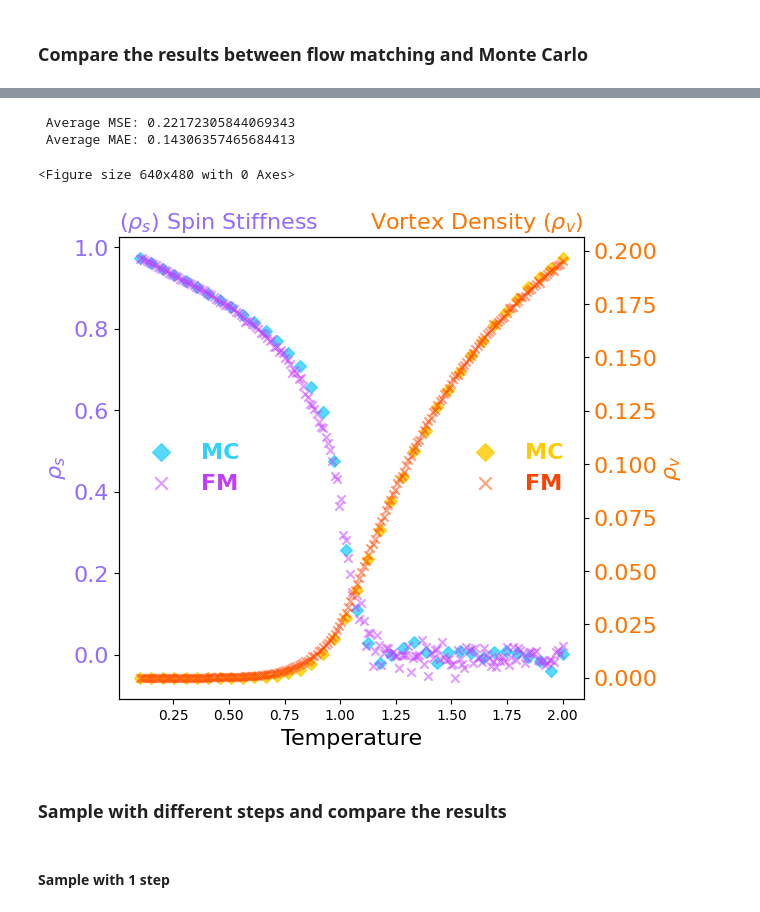
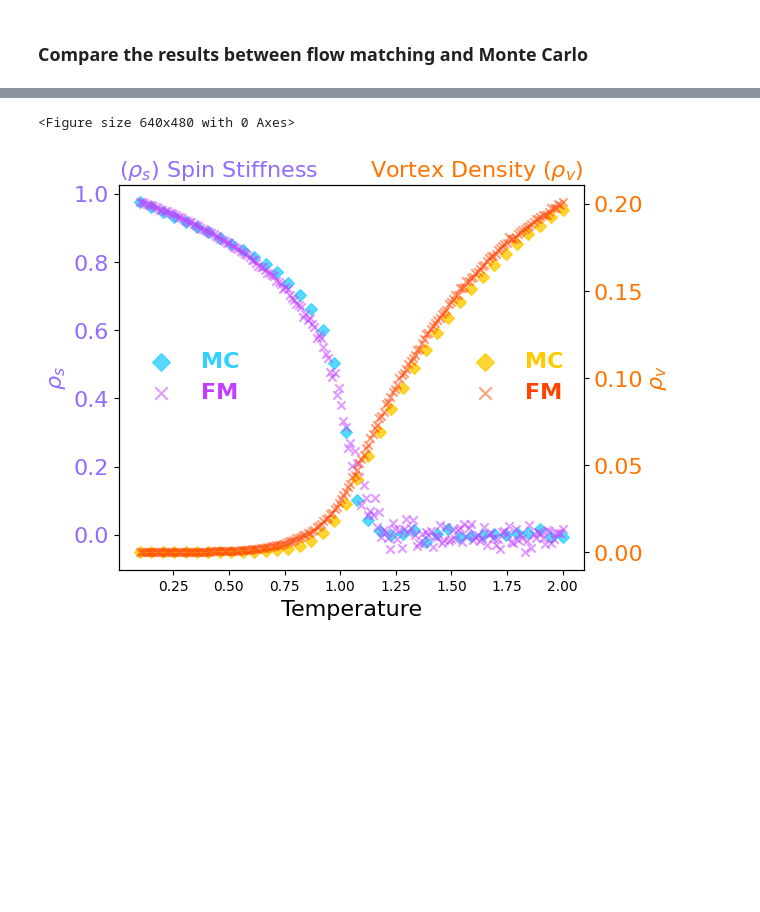
Before and after one commit to ToelUl/Flow-to-Field, a Jupyter notebook: increase_sample_density_lab.ipynb, the cells around one changed output, grey strips where cells are left out. Drawn from its saved outputs; the diff is of its cells as text; code cells hidden in the pictures; blank space fills up the shorter version.

```diff
--- a/increase_sample_density_lab.ipynb
+++ b/increase_sample_density_lab.ipynb
@@ -301,7 +348,8 @@ optimizer = torch.optim.AdamW(model.parameters(), lr=base_lr, weight_decay=0.1)
 scheduler = OneCycleLR(
     optimizer=optimizer,
     max_lr=base_lr,
-    total_steps=total_epochs,
+    total_steps=total_epochs+1,
+    pct_start=1/3
 )
 
 fmex = pfm.CFMExecutor(
@@ -325,11 +373,12 @@ fmex = pfm.CFMExecutor(
 fmex.train(
     train_loaders=(
         xy_dataloader,
-        xy_dataloader_focus_1
     ),
     num_epochs=total_epochs,
     save_every_epochs=10,
     gradient_accumulation_steps=gradient_accumulation_steps,
+    mu_logit=0.0,
     sigma_logit = 1.0,
+    data_argumentation_fn=random_global_rotate
 )
 # %% [output]
@@ -358,7 +407,7 @@ fmex.train(
 load_pretrained = False
 
 if load_pretrained:
-    fmex.load_checkpoint('./pretrained_models/trained_on_xy_L16_with_temp_precision_0_05.pth')
+    fmex.load_checkpoint('./pretrained_models/trained_on_xy_L32_with_temp_precision_0_05.pth')
 else:
     fmex.load_checkpoint(save_dir_root/f'checkpoints/checkpoint_epoch_{total_epochs:04d}.pth')
 
@@ -366,9 +415,10 @@ L = 32
 Temp_start = 0.1
 Temp_end = 2.0
 precision = 0.01
-num_samples = 1000
+num_samples = 500
 num_steps = 5
-timestep_schedule_factor = 0.6
+timestep_schedule_mu = -0.3
+timestep_schedule_sigma = 1.0
 
 num_temp = int((Temp_end-Temp_start)//precision)+1
 print(f'num_temp: {num_temp}')
@@ -380,26 +430,39 @@ B_opt = pf.estimate_max_batch_size(
     height=L,
     width=L,
     time_steps=num_steps,
+    num_conditions=num_conditions,
     num_evals=3,
     device=device,
     use_adjoint=False,
     safety_factor=0.9
 )
 print(f"Optimal batch size: {B_opt}")
+B_opt_mod = pf.find_closest_factor(num_temp * num_samples, B_opt)
+print(f"Optimal batch size (modify): {B_opt_mod}")
 
 Temp = torch.linspace(Temp_start, Temp_end, steps=num_temp)
 x_init = torch.randn((num_temp, num_samples, L, L), dtype=torch.float32)
 
 xy_inference_dataset = mc.MCDataset(data=x_init, labels=Temp)
-xy_inference_dataloader = DataLoader(xy_inference_dataset, batch_size=B_opt, shuffle=False)
+xy_inference_dataloader = DataLoader(xy_inference_dataset, batch_size=B_opt_mod, shuffle=False)
 
-torch.cuda.empty_cache()
-sol_5_step = fmex.solve(
+_ = fmex.solve(
+    solve_loader=xy_inference_dataloader,
+    num_samples=num_samples,
+    num_steps=10,
+    for_gpu_warmup=True,
+)
+
+sol_time_start = time.time()
+sol = fmex.solve(
     solve_loader=xy_inference_dataloader,
     num_samples=num_samples,
     num_steps=num_steps,
     method='heun3',
-    timestep_schedule_factor=timestep_schedule_factor,
+    timestep_schedule_mu=timestep_schedule_mu,
+    timestep_schedule_sigma=timestep_schedule_sigma,
 )
+sol_time_end = time.time()
 torch.cuda.empty_cache()
+print(f'Solving time for L={L}: {sol_time_end - sol_time_start:.2f} seconds')
 # %% [output]
@@ -425,8 +497,9 @@ sampler_xy = mc.XYModel(
     use_amp=True
 )
 
-sampler_xy.spins = sol_5_step
-trash.append(sol_5_step)
+sampler_xy.spins = sol * torch.pi + torch.pi  # Shift to [0, 2π) range for sampling.
+# sampler_xy.spins = sol
+trash.append(sol)
 # %% [output]
 Initialized MonteCarloSampler on device: cuda:0
  L=32, BatchSize=190, ChainsPerTemp=30, AMP=True, PT=True, LargeSim=False
@@ -608,26 +582,3 @@ def mse_mae_estimator(fm_data_list, mc_data_list):
-# %%
-fm_results_list = [
-    fm_energy_5_step,
-    fm_magnetization_5_step,
-    fm_susceptibility_5_step,
-    fm_stiffness_5_step,
-    fm_vortex_density_5_step,
-]
-mc_results_list = [
-    mc_energy,
-    mc_magnetization,
-    mc_susceptibility,
-    mc_stiffness,
-    mc_vortex_density,
-]
-
-mse_list, mae_list = mse_mae_estimator(fm_results_list, mc_results_list)
-
-print(f" Average MSE: {sum(mse_list) / len(mse_list)} ")
-print(f" Average MAE: {sum(mae_list) / len(mae_list)} ")
-# %% [output]
- Average MSE: 0.22172305844069343
- Average MAE: 0.14306357465684413
 # %%
 plt.clf()
 plt.style.use('seaborn-v0_8-pastel')
@@ -642,42 +593,38 @@ stiffness_axis_color= "#936BFF"
 vortex_axis_color = '#FF7400'
 
 
-fig, ax1 = plt.subplots(figsize=(6, 6))
+fig, ax1 = plt.subplots(figsize=(6, 5))
 ax1.scatter(mc_temperature, mc_stiffness, marker='D', label='MC', color=mc_stiffness_color, alpha=0.8)
 ax1.scatter(Temp.cpu(), fm_stiffness_5_step, marker='x', label='FM', color=fm_stiffness_color, alpha=0.5)
 ax1.set_xlabel('Temperature', fontsize=16)
 ax1.set_ylabel(r'$\rho_s$', fontsize=16, color=stiffness_axis_color)
 ax1.set_title(r'($\rho_s$) Spin Stiffness', fontsize=16, color=stiffness_axis_color, loc='left')
 ax1.tick_params(axis='y', labelsize=16, labelcolor=stiffness_axis_color)
 
 ax1.legend(
         loc='center left',
         prop={'weight': 'bold', 'size': 16},
         labelcolor=[mc_stiffness_color, fm_stiffness_color],
         markerscale=1.5,
         frameon=False
     )
 
 ax2 = ax1.twinx()
 ax2.scatter(mc_temperature, mc_vortex_density, marker='D', label='MC', color=mc_vortex_density_color, alpha=0.8)
 ax2.scatter(Temp.cpu(), fm_vortex_density_5_step, marker='x', label='FM', color=fm_vortex_density_color, alpha=0.5)
 ax2.set_ylabel(r'$\rho_v$', fontsize=16, color=vortex_axis_color)
 ax2.set_title(r'Vortex Density ($\rho_v$)', fontsize=16, color=vortex_axis_color, loc='right')
 ax2.tick_params(axis='y', labelsize=16, labelcolor=vortex_axis_color)
 
 ax2.legend(
         loc='center right',
         prop={'weight': 'bold', 'size': 16},
         labelcolor=[mc_vortex_density_color, fm_vortex_density_color],
         markerscale=1.5,
         frameon=False
     )
 
 plt.show()
 # %% [output]
 <Figure size 640x480 with 0 Axes>
-[figure, old version]
+[figure, new version]
-# %% [markdown]
-### Sample with different steps and compare the results
-# %% [markdown]
-#### Sample with 1 step
```
Also changed, not shown: parts of 37 cells of this notebook.
